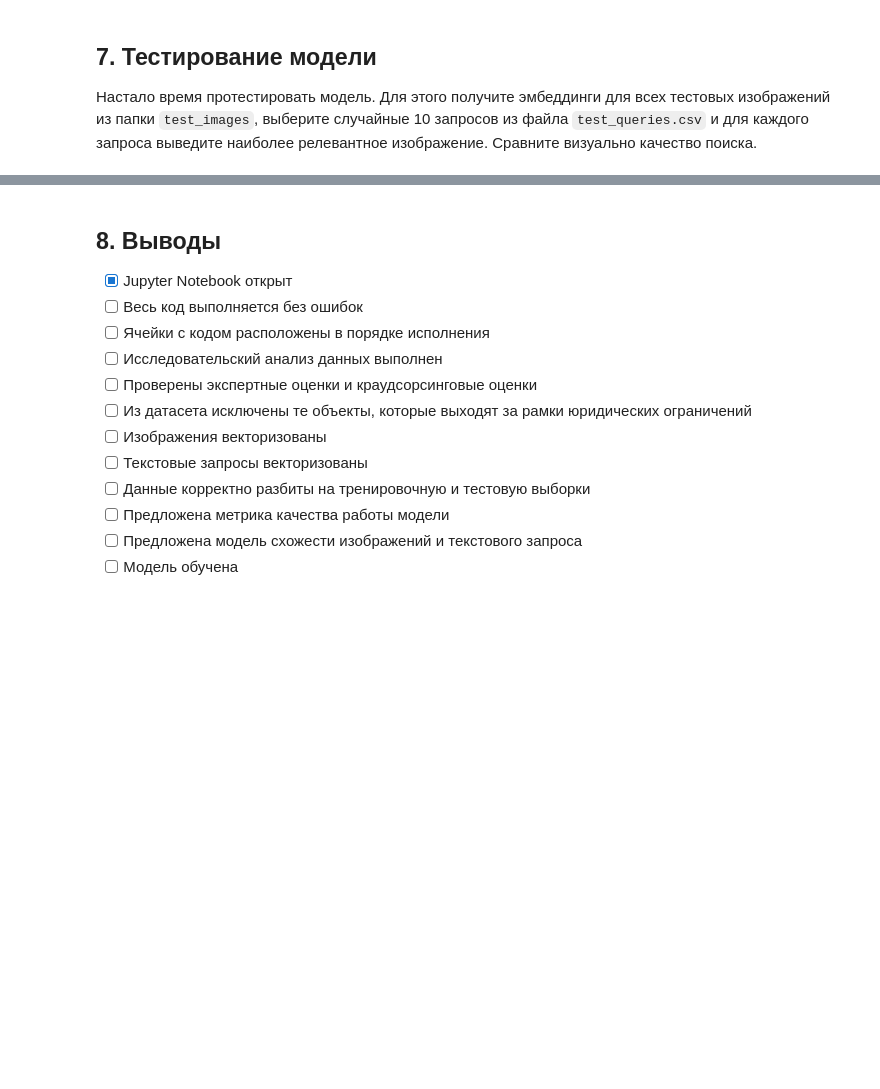
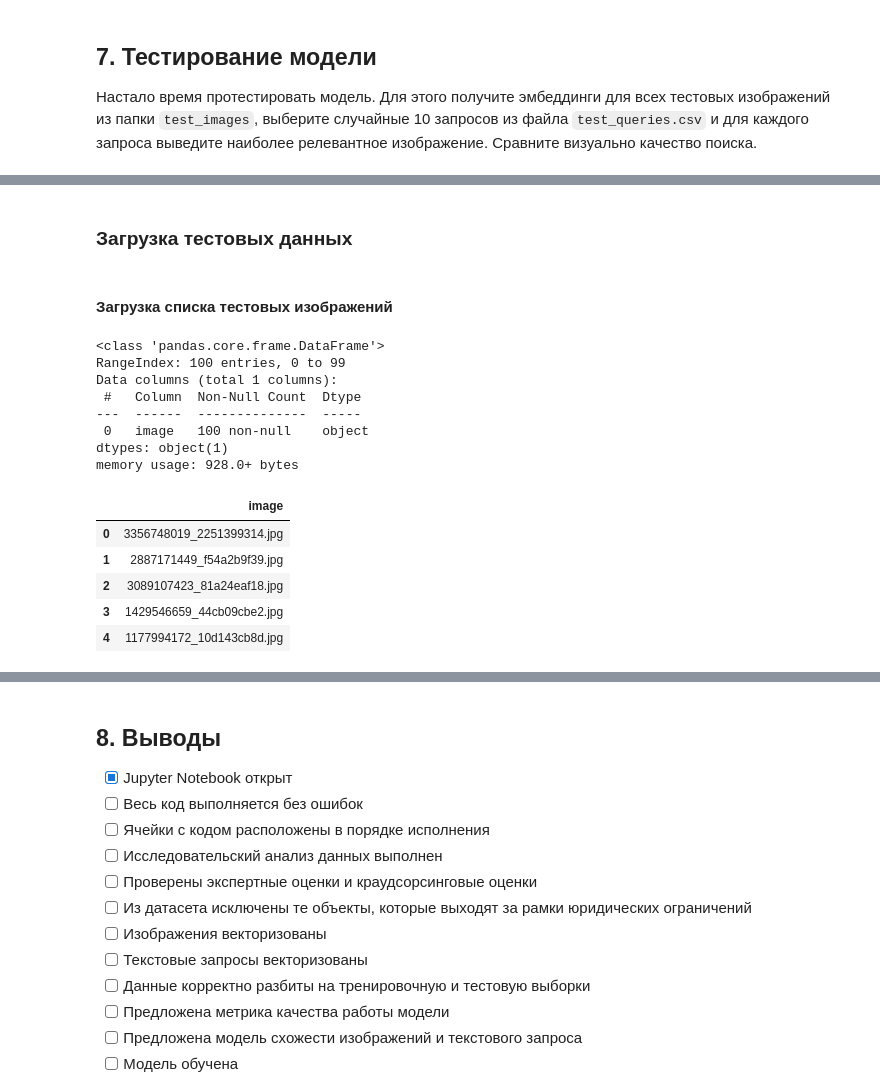
Before and after one commit to akrasnov87/project4, a Jupyter notebook: 7d06bc6b-1477-4e0b-b653-e8eb505aa175.ipynb, the cells around one changed output, grey strips where cells are left out. Drawn from its saved outputs; the diff is of its cells as text; code cells hidden in the pictures; blank space fills up the shorter version.

```diff
--- a/7d06bc6b-1477-4e0b-b653-e8eb505aa175.ipynb
+++ b/7d06bc6b-1477-4e0b-b653-e8eb505aa175.ipynb
@@ -779,0 +819,23 @@ Epoch 10                 Training Loss: 0.32265492996942763              Validat
+# %% [markdown]
+### Загрузка тестовых данных
+# %% [markdown]
+#### Загрузка списка тестовых изображений
+# %%
+test_images_csv = pd.read_csv(ROOT_FOLDER + '/to_upload/test_images.csv')
+test_images_csv.info()
+test_images_csv.head()
+# %% [output]
+<class 'pandas.core.frame.DataFrame'>
+RangeIndex: 100 entries, 0 to 99
+Data columns (total 1 columns):
+ #   Column  Non-Null Count  Dtype
+---  ------  --------------  -----
+ 0   image   100 non-null    object
+dtypes: object(1)
+memory usage: 928.0+ bytes
+|  | image |
+| 0 | 3356748019_2251399314.jpg |
+| 1 | 2887171449_f54a2b9f39.jpg |
+| 2 | 3089107423_81a24eaf18.jpg |
+| 3 | 1429546659_44cb09cbe2.jpg |
+| 4 | 1177994172_10d143cb8d.jpg |
```
Also changed, not shown: parts of 25 cells of this notebook.
